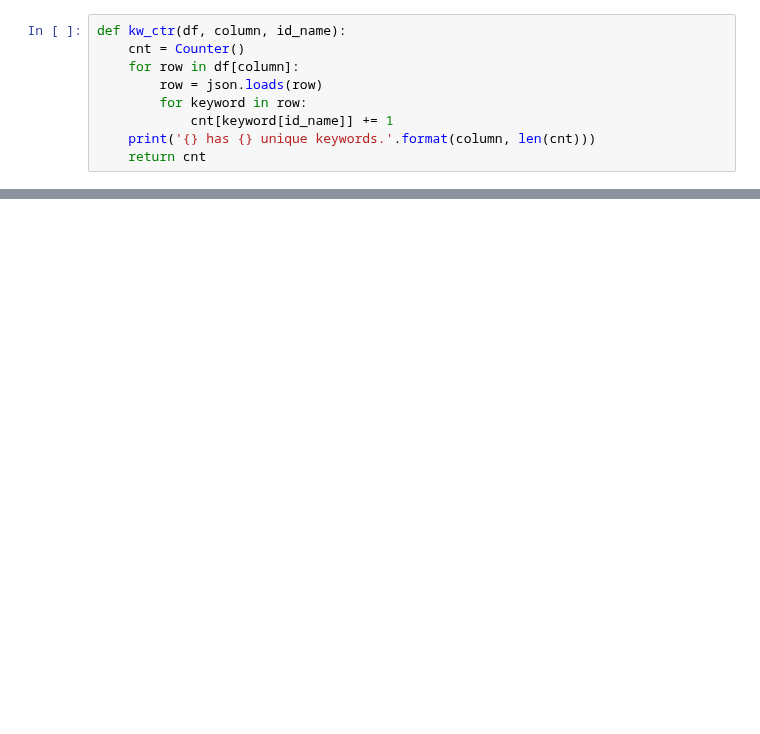
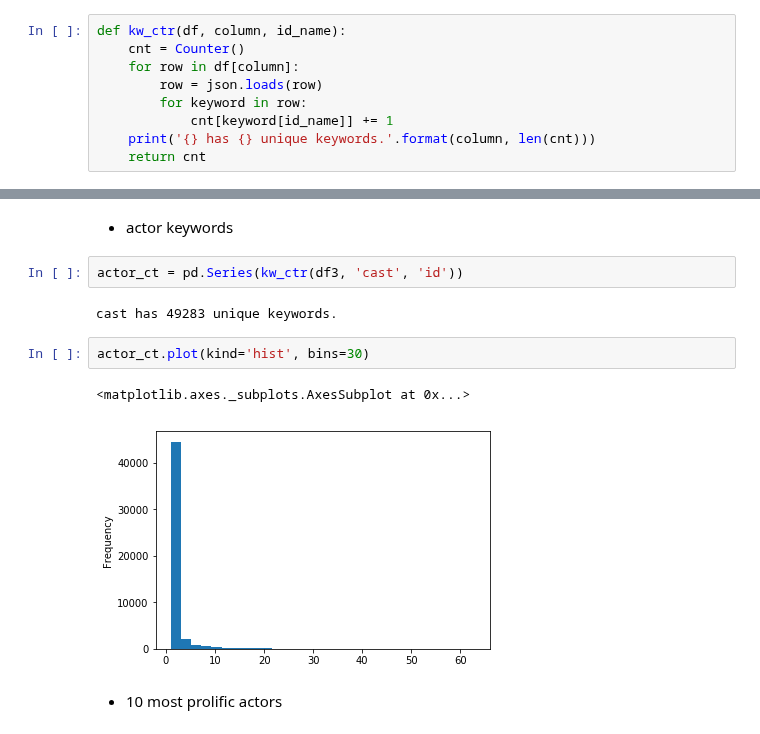
Before and after one commit to zxzhaixiang/QMDB, a Jupyter notebook: model/prospecting_data_merge.ipynb, the cells around one changed output, grey strips where cells are left out. Cells and saved outputs as stored; diff of their text form; blank space fills up the shorter version.

```diff
--- a/model/prospecting_data_merge.ipynb
+++ b/model/prospecting_data_merge.ipynb
@@ -62,0 +123,13 @@ KeyError: 'id'
+# %% [markdown]
+* actor keywords
+# %%
+actor_ct = pd.Series(kw_ctr(df3, 'cast', 'id'))
+# %% [output]
+cast has 49283 unique keywords.
+# %%
+actor_ct.plot(kind='hist', bins=30)
+# %% [output]
+<matplotlib.axes._subplots.AxesSubplot at 0x...>
+[figure, added]
+# %% [markdown]
+* 10 most prolific actors
```
Also changed, not shown: parts of 24 cells of this notebook.
